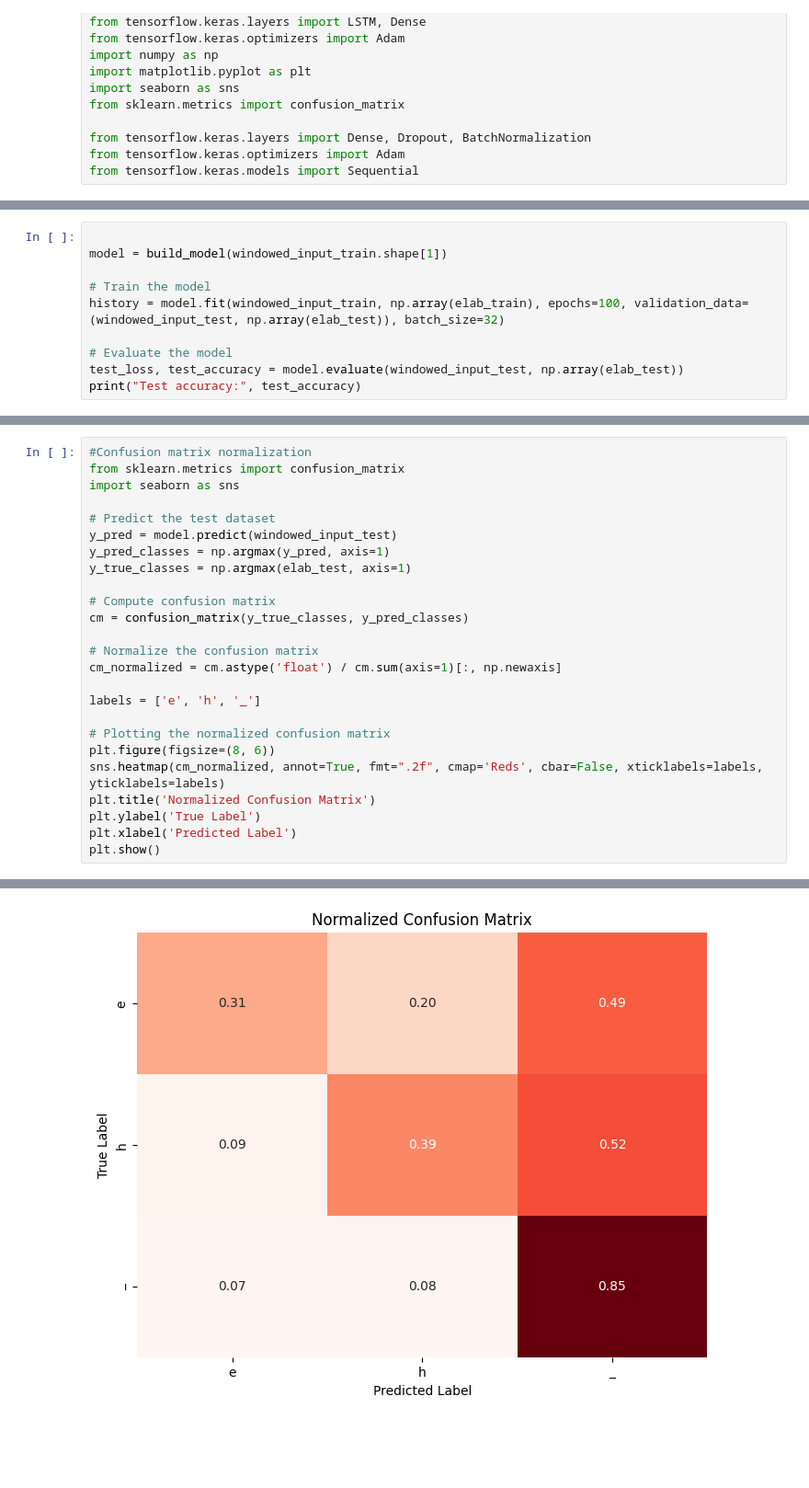
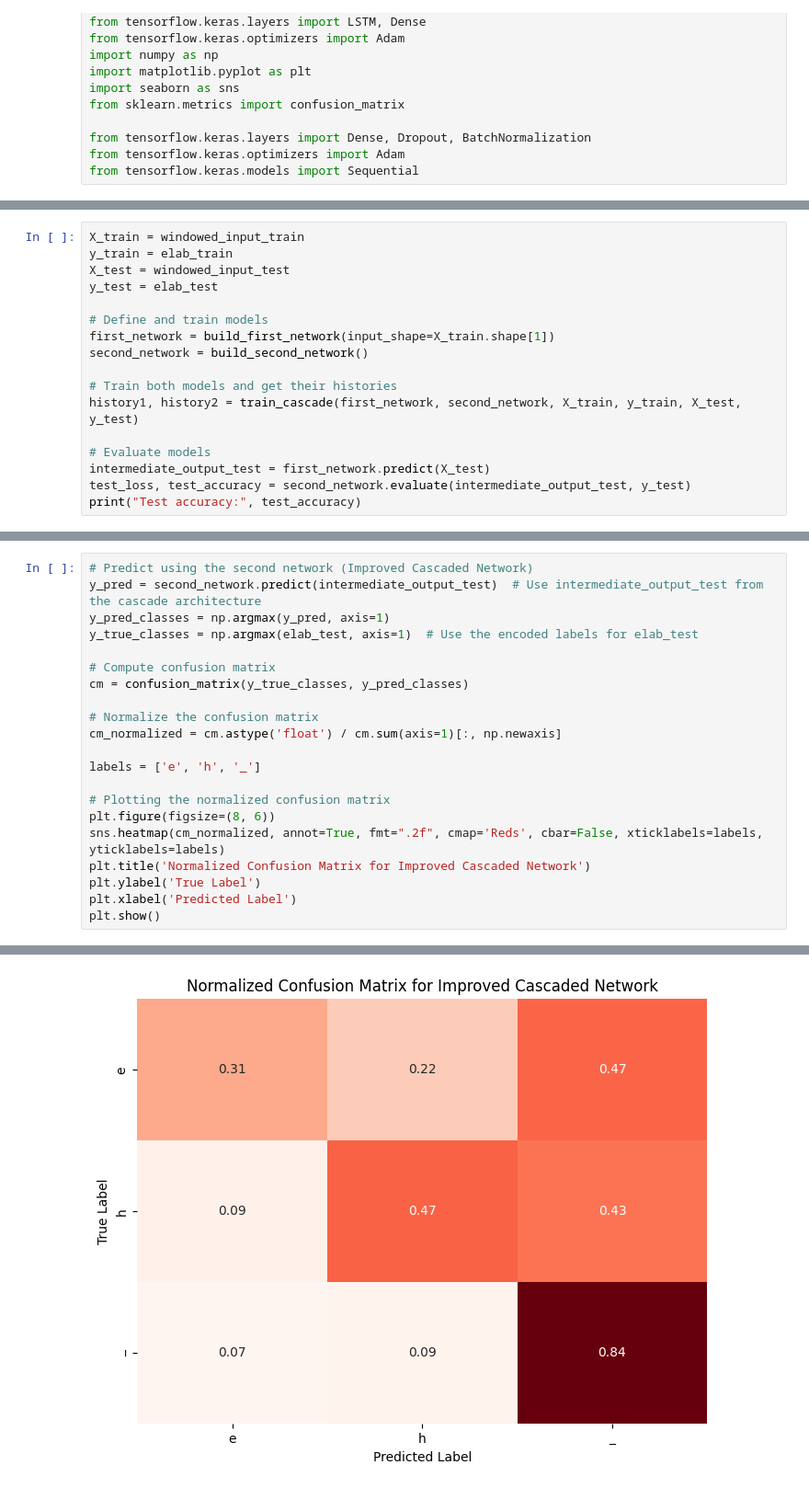
Before and after one commit to Paul-Winpenny/CompBioProject, a Jupyter notebook: Project.ipynb, the cells around one changed output, grey strips where cells are left out. Shown: that part at 92% size. Drawn from its saved outputs; the diff is of its cells as text; blank space fills up the shorter version.

Commit message:
Got my unseen dataset

```diff
--- a/Project.ipynb
+++ b/Project.ipynb
@@ -108,10 +106,0 @@ def build_model(input_shape):
-# %%
-
-model = build_model(windowed_input_train.shape[1])
-
-# Train the model
-history = model.fit(windowed_input_train, np.array(elab_train), epochs=100, validation_data=(windowed_input_test, np.array(elab_test)), batch_size=32)
-
-# Evaluate the model
-test_loss, test_accuracy = model.evaluate(windowed_input_test, np.array(elab_test))
-print("Test accuracy:", test_accuracy)
@@ -135,0 +107,17 @@ Test accuracy: 0.6234794855117798
+# %%
+X_train = windowed_input_train
+y_train = elab_train
+X_test = windowed_input_test
+y_test = elab_test
+
+# Define and train models
+first_network = build_first_network(input_shape=X_train.shape[1])
+second_network = build_second_network()
+
+# Train both models and get their histories
+history1, history2 = train_cascade(first_network, second_network, X_train, y_train, X_test, y_test)
+
+# Evaluate models
+intermediate_output_test = first_network.predict(X_test)
+test_loss, test_accuracy = second_network.evaluate(intermediate_output_test, y_test)
+print("Test accuracy:", test_accuracy)
@@ -163,12 +313,8 @@ plt.show()
 # %%
-#Confusion matrix normalization
-from sklearn.metrics import confusion_matrix
-import seaborn as sns
-
-# Predict the test dataset
-y_pred = model.predict(windowed_input_test)
+# Predict using the second network (Improved Cascaded Network)
+y_pred = second_network.predict(intermediate_output_test)  # Use intermediate_output_test from the cascade architecture
 y_pred_classes = np.argmax(y_pred, axis=1)
-y_true_classes = np.argmax(elab_test, axis=1)
+y_true_classes = np.argmax(elab_test, axis=1)  # Use the encoded labels for elab_test
 
 # Compute confusion matrix
 cm = confusion_matrix(y_true_classes, y_pred_classes)
@@ -181,7 +327,7 @@ labels = ['e', 'h', '_']
 # Plotting the normalized confusion matrix
 plt.figure(figsize=(8, 6))
 sns.heatmap(cm_normalized, annot=True, fmt=".2f", cmap='Reds', cbar=False, xticklabels=labels, yticklabels=labels)
-plt.title('Normalized Confusion Matrix')
+plt.title('Normalized Confusion Matrix for Improved Cascaded Network')
 plt.ylabel('True Label')
 plt.xlabel('Predicted Label')
 plt.show()
@@ -190 +336 @@ plt.show()
-[figure, old version]
+[figure, new version]
```
Also changed, not shown: parts of 15 cells of this notebook, 4 other files.
